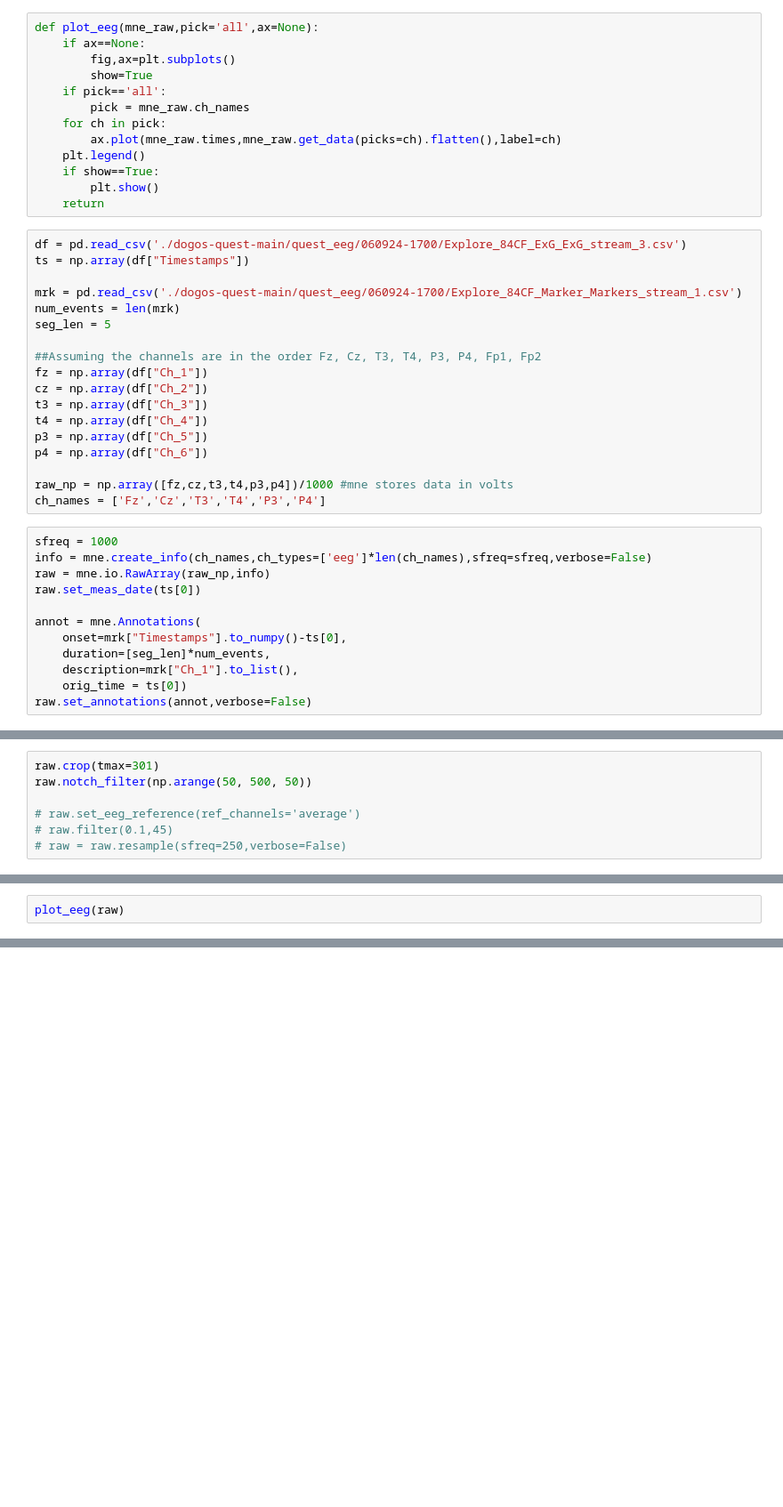
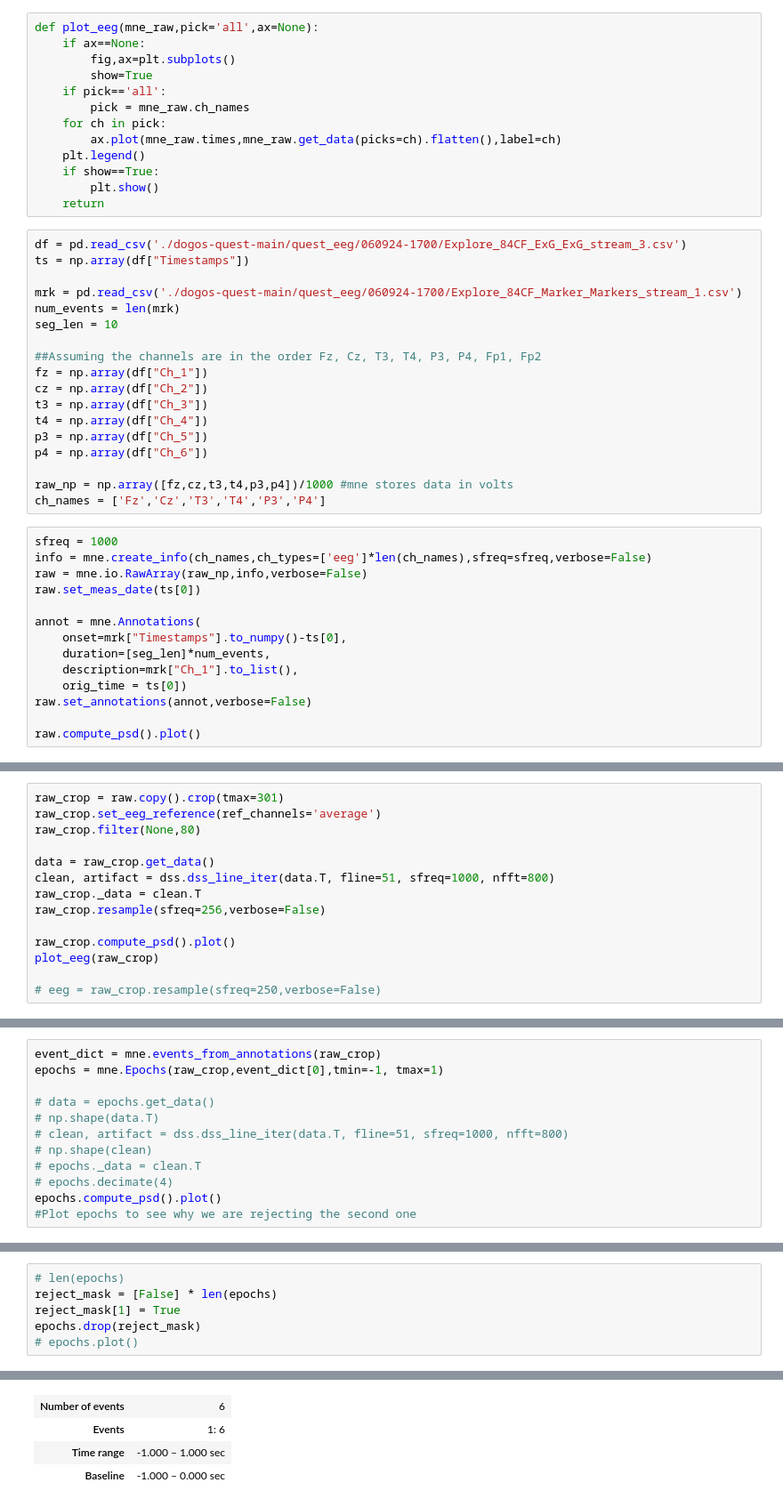
Before and after one commit to promitmoitra/dogos, a Jupyter notebook: dogos-pac.ipynb, the cells around one changed output, grey strips where cells are left out. Shown at 89% size. Drawn from its saved outputs; the diff is of its cells as text; blank space fills up the shorter version.

Commit message:
using meegkit dss_line_iter

```diff
--- a/dogos-pac.ipynb
+++ b/dogos-pac.ipynb
@@ -23,7 +24,7 @@ ts = np.array(df["Timestamps"])
 
 mrk = pd.read_csv('./dogos-quest-main/quest_eeg/060924-1700/Explore_84CF_Marker_Markers_stream_1.csv')
 num_events = len(mrk)
-seg_len = 5
+seg_len = 10
 
 ##Assuming the channels are in the order Fz, Cz, T3, T4, P3, P4, Fp1, Fp2
 fz = np.array(df["Ch_1"])
@@ -38,7 +39,7 @@ ch_names = ['Fz','Cz','T3','T4','P3','P4']
 # %%
 sfreq = 1000
 info = mne.create_info(ch_names,ch_types=['eeg']*len(ch_names),sfreq=sfreq,verbose=False)
-raw = mne.io.RawArray(raw_np,info)
+raw = mne.io.RawArray(raw_np,info,verbose=False)
 raw.set_meas_date(ts[0])
 
 annot = mne.Annotations(
@@ -47,4 +48,6 @@ annot = mne.Annotations(
     description=mrk["Ch_1"].to_list(),
     orig_time = ts[0])
 raw.set_annotations(annot,verbose=False)
+
+raw.compute_psd().plot()
 # %% [output]
@@ -77,8 +61,15 @@ raw.compute_psd(picks='all',verbose=False).plot()
 # %%
-raw.crop(tmax=301)
-raw.notch_filter(np.arange(50, 500, 50))
+raw_crop = raw.copy().crop(tmax=301)
+raw_crop.set_eeg_reference(ref_channels='average')
+raw_crop.filter(None,80)
 
-# raw.set_eeg_reference(ref_channels='average')
-# raw.filter(0.1,45)
-# raw = raw.resample(sfreq=250,verbose=False)
+data = raw_crop.get_data()
+clean, artifact = dss.dss_line_iter(data.T, fline=51, sfreq=1000, nfft=800)
+raw_crop._data = clean.T
+raw_crop.resample(sfreq=256,verbose=False)
+
+raw_crop.compute_psd().plot()
+plot_eeg(raw_crop)
+
+# eeg = raw_crop.resample(sfreq=250,verbose=False)
 # %% [output]
@@ -122,0 +111,12 @@ raw.compute_psd(picks='all',verbose=False).plot()
+# %%
+event_dict = mne.events_from_annotations(raw_crop)
+epochs = mne.Epochs(raw_crop,event_dict[0],tmin=-1, tmax=1)
+
+# data = epochs.get_data()
+# np.shape(data.T)
+# clean, artifact = dss.dss_line_iter(data.T, fline=51, sfreq=1000, nfft=800)
+# np.shape(clean)
+# epochs._data = clean.T
+# epochs.decimate(4)
+epochs.compute_psd().plot()
+#Plot epochs to see why we are rejecting the second one
@@ -123,2 +138,7 @@ raw.compute_psd(picks='all',verbose=False).plot()
 # %%
-plot_eeg(raw)
+# len(epochs)
+reject_mask = [False] * len(epochs)
+reject_mask[1] = True
+epochs.drop(reject_mask)
+# epochs.plot()
+# %% [output]
@@ -124,0 +146,4 @@ plot_eeg(raw)
+| Number of events | 6 |
+| Events | 1: 6 |
+| Time range | -1.000 – 1.000 sec |
+| Baseline | -1.000 – 0.000 sec |
```
Also changed, not shown: parts of 12 cells of this notebook.
